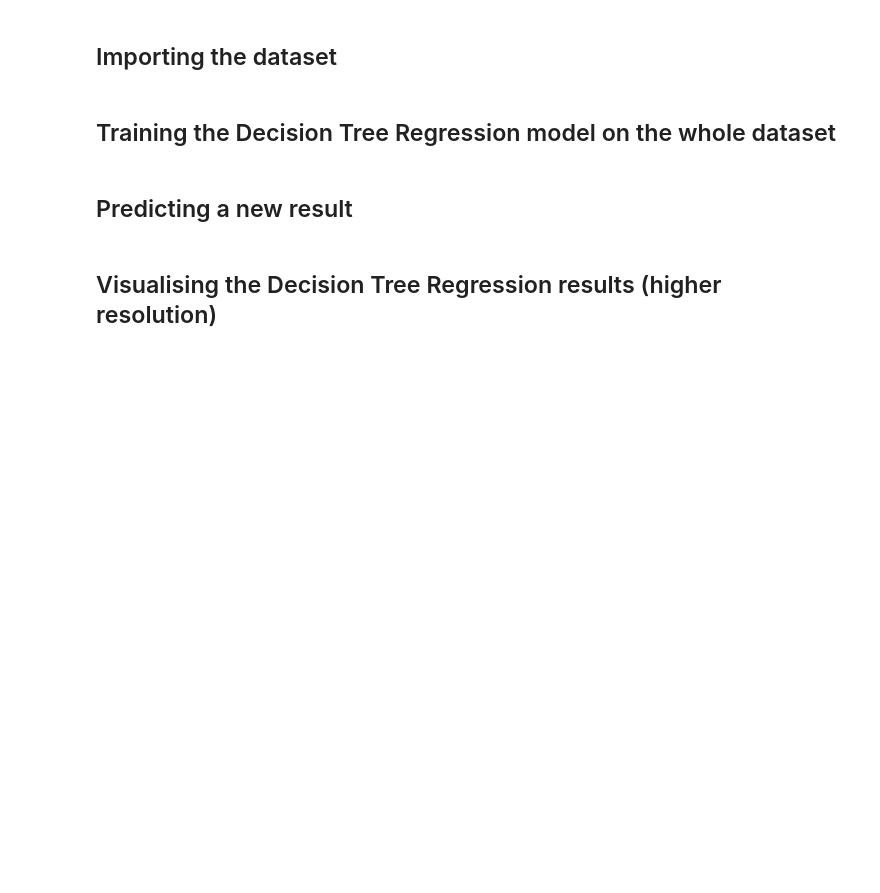
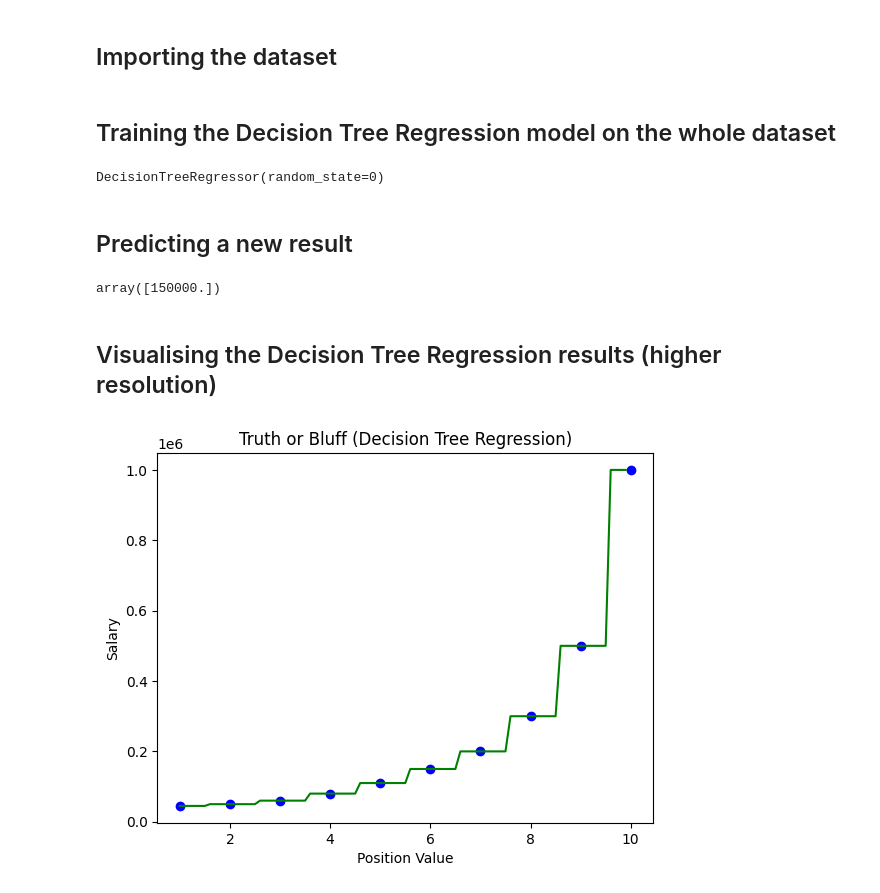
Before and after one commit to sitkaroy2020/DecisionTreeRegression, a Jupyter notebook: decision_tree_regression.ipynb, the cells around one changed output. Drawn from its saved outputs; the diff is of its cells as text; code cells hidden in the pictures; blank space fills up the shorter version.

```diff
--- a/decision_tree_regression.ipynb
+++ b/decision_tree_regression.ipynb
@@ -16,7 +16,28 @@ X = dataset.iloc[:, 1:-1].values
 y = dataset.iloc[:, -1].values
 # %% [markdown]
 ## Training the Decision Tree Regression model on the whole dataset
+# %%
+from sklearn import tree
+regressor = tree.DecisionTreeRegressor(random_state=0)
+regressor.fit(X,y)
+# %% [output]
+DecisionTreeRegressor(random_state=0)
 # %% [markdown]
 ## Predicting a new result
+# %%
+regressor.predict([[6.5]])
+# %% [output]
+array([150000.])
 # %% [markdown]
 ## Visualising the Decision Tree Regression results (higher resolution)
+# %%
+X_grid = np.arange(min(X),max(X),0.1)
+X_grid = X_grid.reshape((len(X_grid),1))
+plt.scatter(X,y, color = 'blue')
+plt.plot(X_grid,regressor.predict(X_grid), color = 'green')
+plt.title("Truth or Bluff (Decision Tree Regression)")
+plt.xlabel('Position Value')
+plt.ylabel('Salary')
+plt.show()
+# %% [output]
+[figure, added]
```
